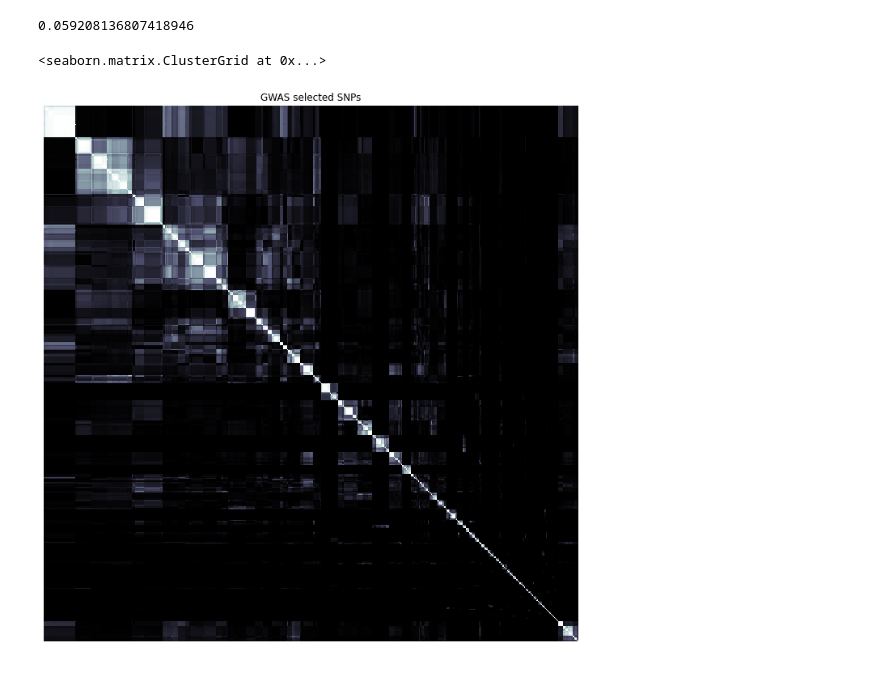
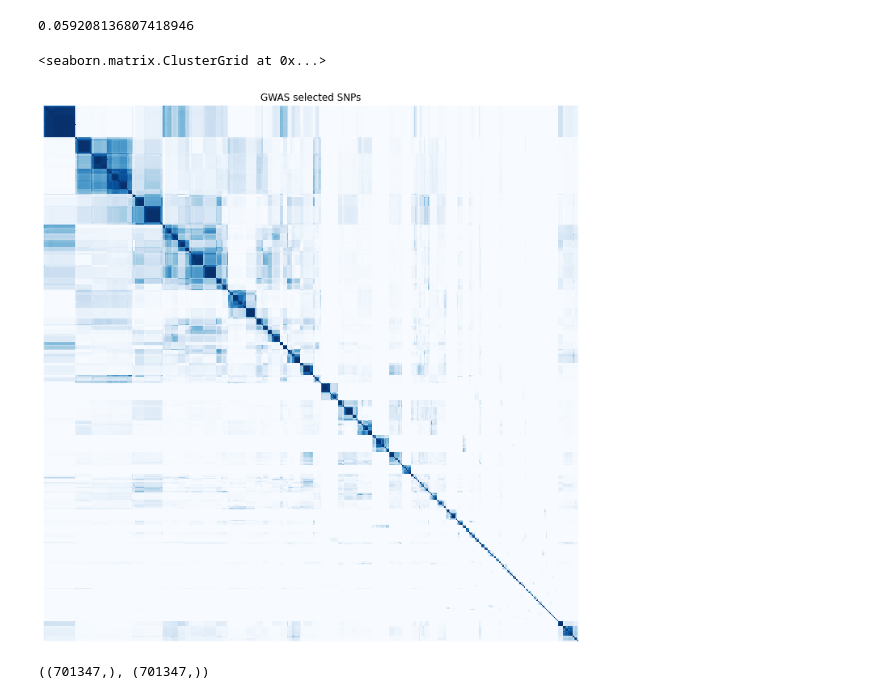
Before and after one commit to alex-medvedev-msc/xgboost_selection, a Jupyter notebook: src/notebooks/corr_plots.ipynb, the cells around one changed output. Drawn from its saved outputs; the diff is of its cells as text; code cells hidden in the pictures.

```diff
--- a/src/notebooks/corr_plots.ipynb
+++ b/src/notebooks/corr_plots.ipynb
@@ -89,25 +89,42 @@ corr_matrix.mean()
 # %%
 import seaborn
 
 
 
-cg = seaborn.clustermap(corr_matrix, dendrogram_ratio=0.01, cmap=seaborn.color_palette("bone_r", as_cmap=True))
+cg = seaborn.clustermap(corr_matrix, dendrogram_ratio=0.01, cmap=seaborn.color_palette("Blues", as_cmap=True))
 cg.cax.set_visible(False)
 cg.ax_row_dendrogram.set_visible(False)
 cg.ax_col_dendrogram.set_visible(False)
 cg.ax_heatmap.set_title('GWAS selected SNPs')
 # cg.ax_heatmap.set_xlabel('SNP')
 cg.ax_heatmap.set_xticklabels([])
 cg.ax_heatmap.set_yticklabels([])
 cg.ax_heatmap.set_xticks([])
 # for minor ticks
 cg.ax_heatmap.set_xticks([], minor=True)
 cg.ax_heatmap.set_yticks([])
 # for minor ticks
 cg.ax_heatmap.set_yticks([], minor=True)
 
 cg.fig.savefig('asthma_GWAS_corr_heatmap_1k_2.png', bbox_inches='tight')
 cg
 # %% [output]
 <seaborn.matrix.ClusterGrid at 0x...>
-[figure, old version]
+[figure, new version]
+# %%
+# here we are loading old run
+# it is reverse direction 5k window run
+from track import Run
+
+snapshot = '911fc91d-5e05-4d7b-91ed-660f035e001e'
+run = Run('/beegfs/home/a.medvedev/ukb_ml/runs',
+          'white_british_split__non_cancers_self_reported_asthma__v3',
+          snapshot=snapshot)
+run.chromosomes = ['MAIN']
+
+sel_path = run.results_path('selection_temp.npz')
+sel_data = numpy.load(sel_path)['chrMAIN']
+sel_indices = numpy.argsort(sel_data)[::-1]
+gwas_indices.shape, sel_indices.shape
+# %% [output]
+((701347,), (701347,))
```
Also changed, not shown: parts of 7 cells of this notebook, 3 other files.
